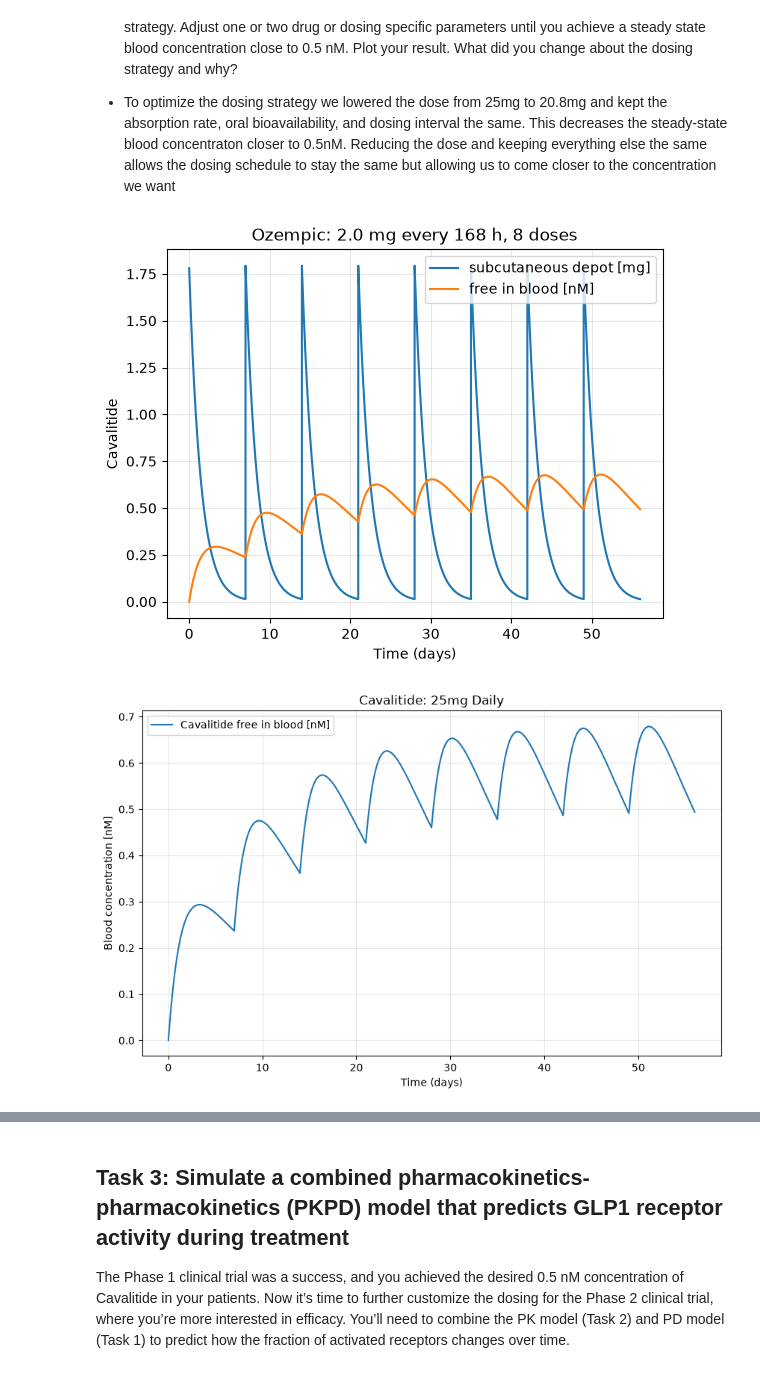
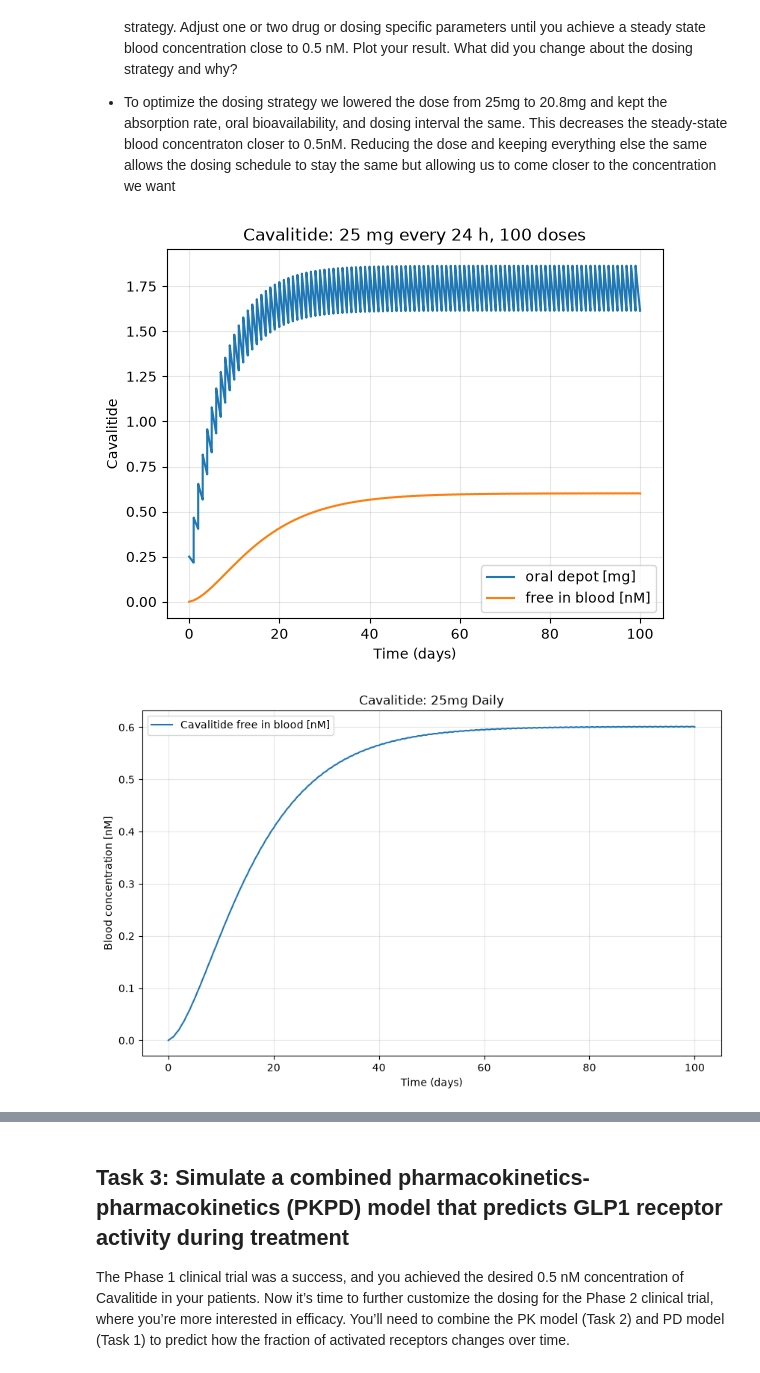
Before and after one commit to sarah-soliman1/Module_3, a Jupyter notebook: Module3_Project_Template.ipynb, the cells around one changed output, grey strips where cells are left out. Saved outputs shown, nothing was run; the diff lists cells and outputs as text; code cells hidden in the pictures.

```diff
--- a/Module3_Project_Template.ipynb
+++ b/Module3_Project_Template.ipynb
@@ -92,8 +92,7 @@ import numpy as np
 import matplotlib.pyplot as plt
 from scipy.integrate import solve_ivp
 
-# ===== choose product: 'Ozempic' or 'Wegovy' =====
-drug = 'Ozempic'
+drug = 'Cavalitide'
 #drug = 'Wegovy'
 
 # product-specific parameters
@@ -184,32 +183,32 @@ def simulate(D, n_doses, interval, dt):
 t, Asc, Cc = simulate(D, n_doses, interval, dt)
 
 # --- plot ---
 plt.plot(t / 24, Asc, label=f"{depot} depot [mg]")
 plt.plot(t / 24, Ffree*Cc, label="free in blood [nM]")
 plt.xlabel("Time (days)")
 plt.ylabel("Cavalitide")
 plt.title(f"{drug}: {D} mg every {interval} h, {n_doses} doses")
 plt.legend()
 plt.grid(alpha=0.3)
 plt.show()
 
 plt.figure(figsize = (10,6))
 plt.plot(t / 24, Ffree*Cc, label="Cavalitide free in blood [nM]")
 plt.xlabel("Time (days)")
 plt.ylabel("Blood concentration [nM]")
 plt.title("Cavalitide: 25mg Daily")
 plt.legend()
 plt.grid(alpha=0.3)
 plt.show()
 
 plt.figure(figsize = (10,6))
 plt.plot(t / 24, Ffree*Cc, label="Cavalitide 20.8mg Daily")
 plt.xlabel("Time (days)")
 plt.ylabel("Blood Concentration (nM)")
 plt.title("Optimized Cavalitide Dose")
 plt.legend()
 plt.grid(alpha=0.3)
 plt.show()
 # %% [output]
-[figure, old version]
+[figure, new version]
-[figure, old version]
+[figure, new version]
```
Also changed, not shown: parts of 2 cells of this notebook, 5 other files.
